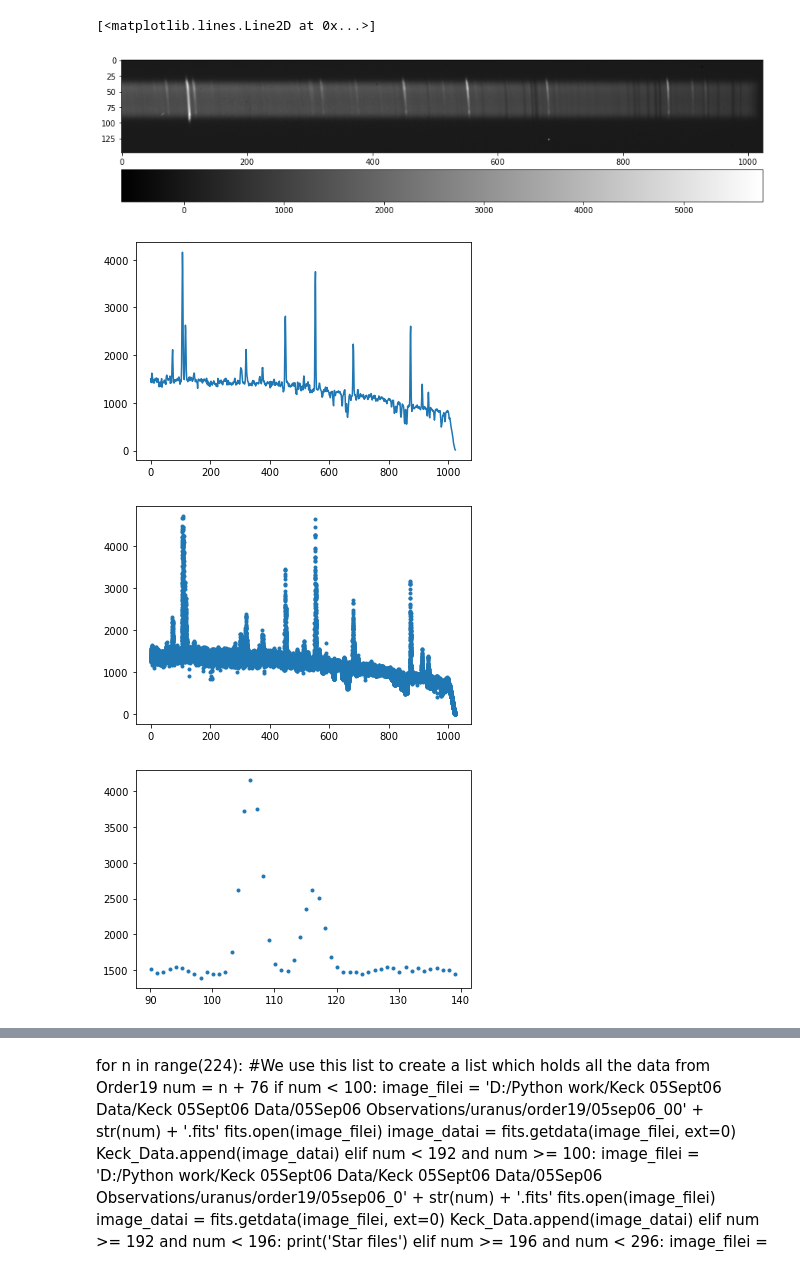
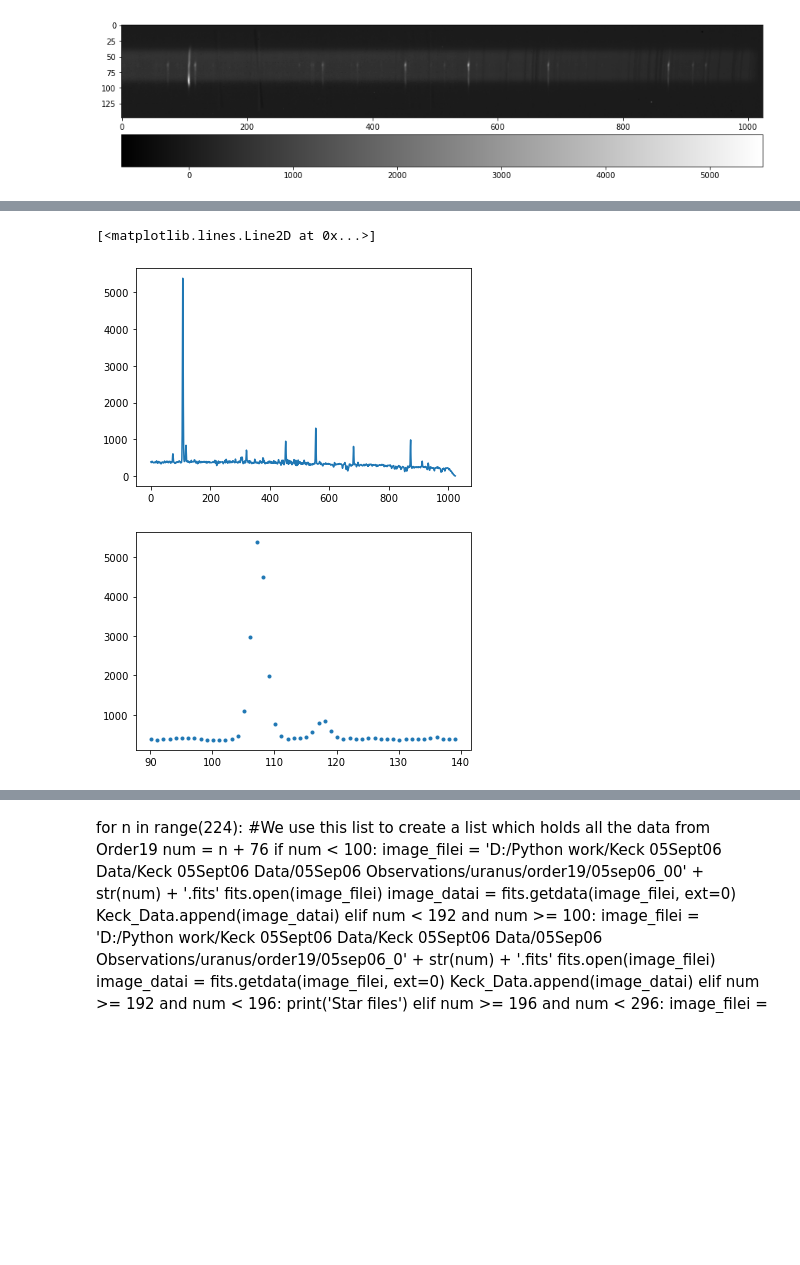
Before and after one commit to ruoyanwangdr/Dynamics-of-Jovian-Infrared-Auroral-Ionosphere-and-Thermosphere, a Jupyter notebook: h3p.ipynb, the cells around one changed output, grey strips where cells are left out. Cells and saved outputs as stored; diff of their text form; code cells hidden in the pictures; blank space fills up the shorter version.

```diff
--- a/h3p.ipynb
+++ b/h3p.ipynb
@@ -13,62 +13,40 @@ filepath = os.path.join(os.path.dirname(notebook_path), '02jun17/spec/order36/')
 # count number of fits files in folder
 filesize = len([name for name in os.listdir(filepath) if os.path.isfile(os.path.join(filepath, name))])
 
 # load fits data
 nirspec7_data = []
 for i in range(filesize):
     n = i + 22 # fits index starts from 22
     if n < 100:
         hdu_data = fits.getdata(filepath + 'jun02s00' + '{}_order36.fits'.format(n), ext=0)
         nirspec7_data.append(hdu_data)
     elif n >= 100 and n < 112: # fits index ends at 111
         hdu_data = fits.getdata(filepath + 'jun02s0' + '{}_order36.fits'.format(n), ext=0)
         nirspec7_data.append(hdu_data)
     elif n >= 112:
         break
 nirspec7_data_array = np.array(nirspec7_data)
 
 # sky 51, 59; object 52 to 58
 data51 = nirspec7_data_array[29] # sky
+data59 = nirspec7_data_array[37] # sky
 data53 = nirspec7_data_array[31] # object
 
+
+# object 60 to 103
+data60 = nirspec7_data_array[38]
+
 # remove sky background
-subtracted = data53 - data51
+sky_subtracted = nirspec7_data_array[39] - data51
 
 # show reduced fits
 plt.figure(figsize=(15,8))
-plt.imshow(subtracted, cmap='gist_gray')
+plt.imshow(sky_subtracted, cmap='gist_gray')
+#plt.xlim(80,140)
+#plt.ylim(93,85)
 plt.colorbar(orientation='horizontal', pad=0.05)
 
 # load waverange
 waverange = fits.open(filepath + 'waverange.fits', ignore_missing_end=True)[0].data
-
-
-# plot cropped slit
-pixel = np.linspace(0, 1024, 1024)
-selected_slit = subtracted[50]
-plt.figure()
-plt.plot(pixel, selected_slit)
-
-# plot more slits
-multi_slit = subtracted[45:80,]
-multi_pixel = np.linspace(0, 1024, 1024*len(multi_slit))
-flattened_slit = np.ravel(multi_slit.T)
-#plt.figure()
-#plt.plot(multi_pixel, flattened_slit, '.')
-
-# select certain waverange/pixel
-#index = np.where((waverange>2.1216) & (waverange<2.12197))
-index = np.where((pixel>90)*(pixel<140))
-multi_index = np.where((multi_pixel>100)*(multi_pixel<113))
-
-# plot slit with selected waverange/pixel
-plt.figure()
-plt.plot(pixel[index], selected_slit[index],'.')
-plt.figure()
-plt.plot(multi_pixel[multi_index], flattened_slit[multi_index],'.')
 # %% [output]
-[<matplotlib.lines.Line2D at 0x...>]
-[figure, old version]
+[figure, new version]
-[figure, removed]
-[figure, removed]
-[figure, removed]
@@ -76,3 +53,21 @@ plt.plot(multi_pixel[multi_index], flattened_slit[multi_index],'.')
+# %%
+# plot cropped slit
+pixel = np.linspace(0, 1024, 1024)
+selected_slit = sky_subtracted[88]
+plt.figure()
+plt.plot(pixel, selected_slit)
+
+# select certain waverange/pixel
+#index = np.where((waverange>2.1216) & (waverange<2.12197))
+index = np.where((pixel>90)*(pixel<140))
+
+# plot slit with selected waverange/pixel
+plt.figure()
+plt.plot(pixel[index], selected_slit[index],'.')
+# %% [output]
+[<matplotlib.lines.Line2D at 0x...>]
+[figure, added]
+[figure, added]
 # %%
 def normalization(data):
     return (data - np.min(data)) / (np.max(data) - np.min(data))
```
Also changed, not shown: parts of 3 cells of this notebook.
